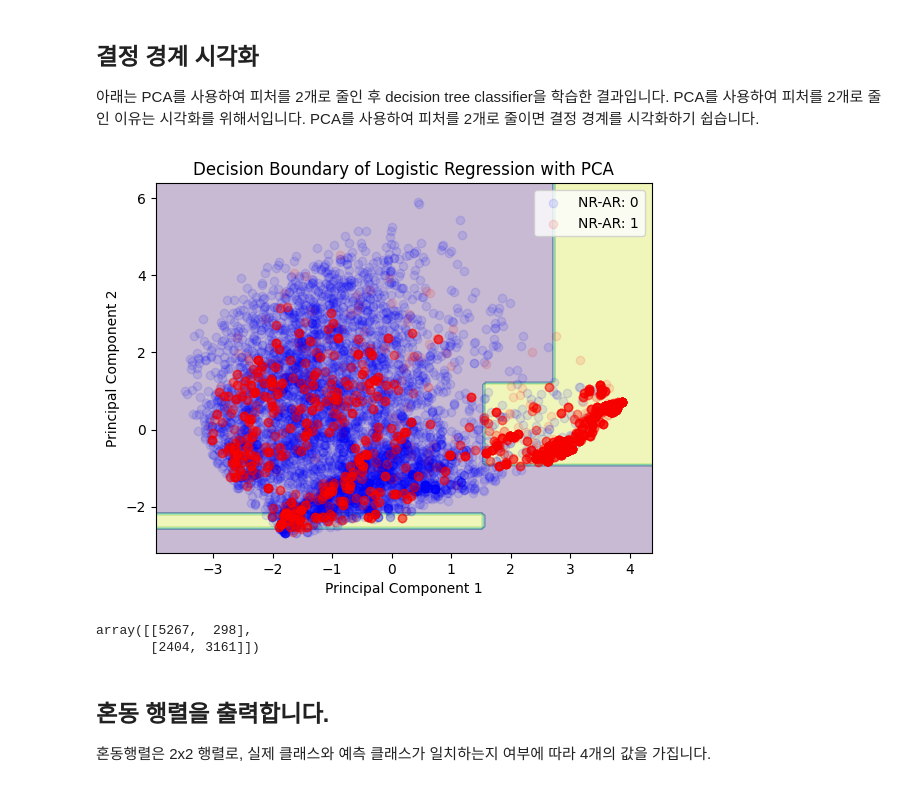
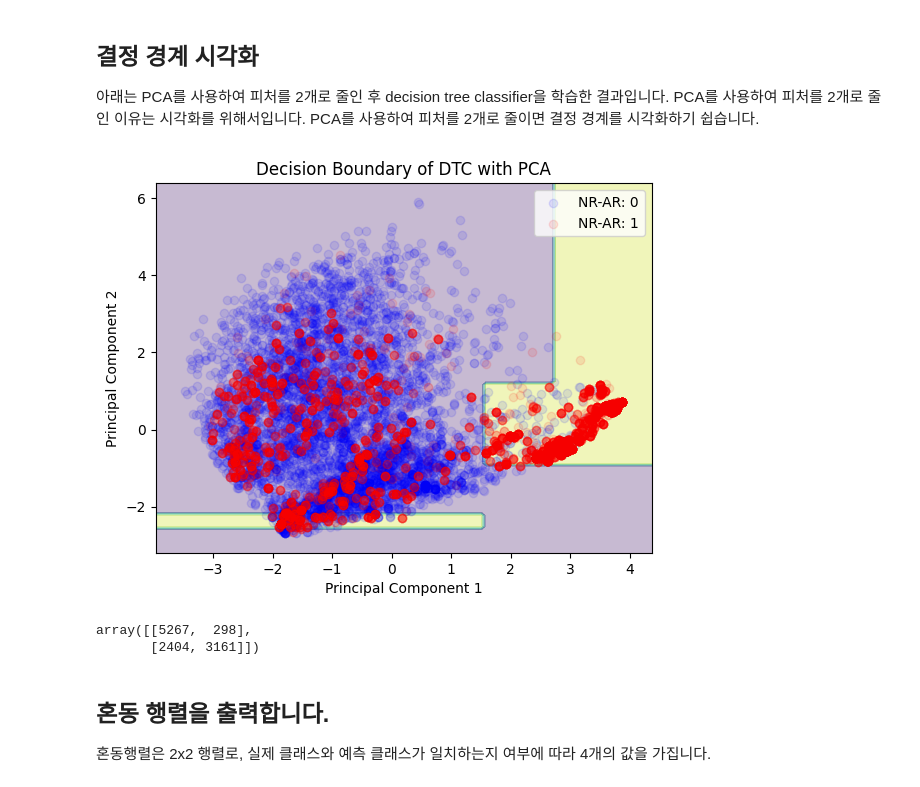
Before and after one commit to jaehyunGo/chem2401, a Jupyter notebook: 3.ModelFitting/3-02.Decision_Tree_Classifier.ipynb, the cells around one changed output. Saved outputs shown, nothing was run; the diff lists cells and outputs as text; code cells hidden in the pictures.

```diff
--- a/3.ModelFitting/3-02.Decision_Tree_Classifier.ipynb
+++ b/3.ModelFitting/3-02.Decision_Tree_Classifier.ipynb
@@ -154,35 +154,35 @@ x1s = np.linspace(X_pca[:, 0].min()-0.5, X_pca[:, 0].max()+0.5, 100)
 x2s = np.linspace(X_pca[:, 1].min()-0.5, X_pca[:, 1].max()+0.5, 100)
 # x2s: X_pca의 두 번째 열의 최솟값에서 0.5를 뺀 값부터 최댓값에서 0.5를 더한 값까지 100개의 구간으로 나눈 배열
 x1, x2 = np.meshgrid(x1s, x2s)
 # x1, x2: x1s와 x2s를 격자로 나눈 배열
 X_new = np.c_[x1.ravel(), x2.ravel()]
 # X_new: x1과 x2를 1차원 배열로 변환한 후, 열로 합친 배열
 y_pred = model_pca.predict(X_new).reshape(x1.shape)
 # y_pred: X_new를 사용하여 예측한 후, x1의 모양으로 변환한 배열
 
 
 
 plt.contourf(x1, x2, y_pred, alpha=0.3)
 # x1, x2, y_pred를 사용하여 등고선을 그립니다.
 plt.scatter(X_pca[:, 0][y==0], X_pca[:, 1][y==0], color='blue', alpha=0.1, label='NR-AR: 0')
 # y가 0인 행을 산점도로 그리고, 색을 파란색으로 지정합니다.
 plt.scatter(X_pca[:, 0][y==1], X_pca[:, 1][y==1], color='red', alpha=0.1, label='NR-AR: 1')
 # y가 1인 행을 산점도로 그리고, 색을 빨간색으로 지정합니다.
-plt.title('Decision Boundary of Logistic Regression with PCA')
+plt.title('Decision Boundary of DTC with PCA')
 # 그래프의 제목을 설정합니다.
 plt.legend(loc='upper right')
 # 범례를 표시합니다.
 plt.xlabel('Principal Component 1')
 # x축의 라벨을 설정합니다.
 plt.ylabel('Principal Component 2')
 # y축의 라벨을 설정합니다.
 plt.show()
 # 그래프를 출력합니다.
 
 confusion_matrix(y, model_pca.predict(X_pca))
 # 혼동 행렬을 출력합니다.
 # %% [output]
-[figure, old version]
+[figure, new version]
 array([[5267,  298],
        [2404, 3161]])
 # %% [markdown]
```
Also changed, not shown: 1 other file.
